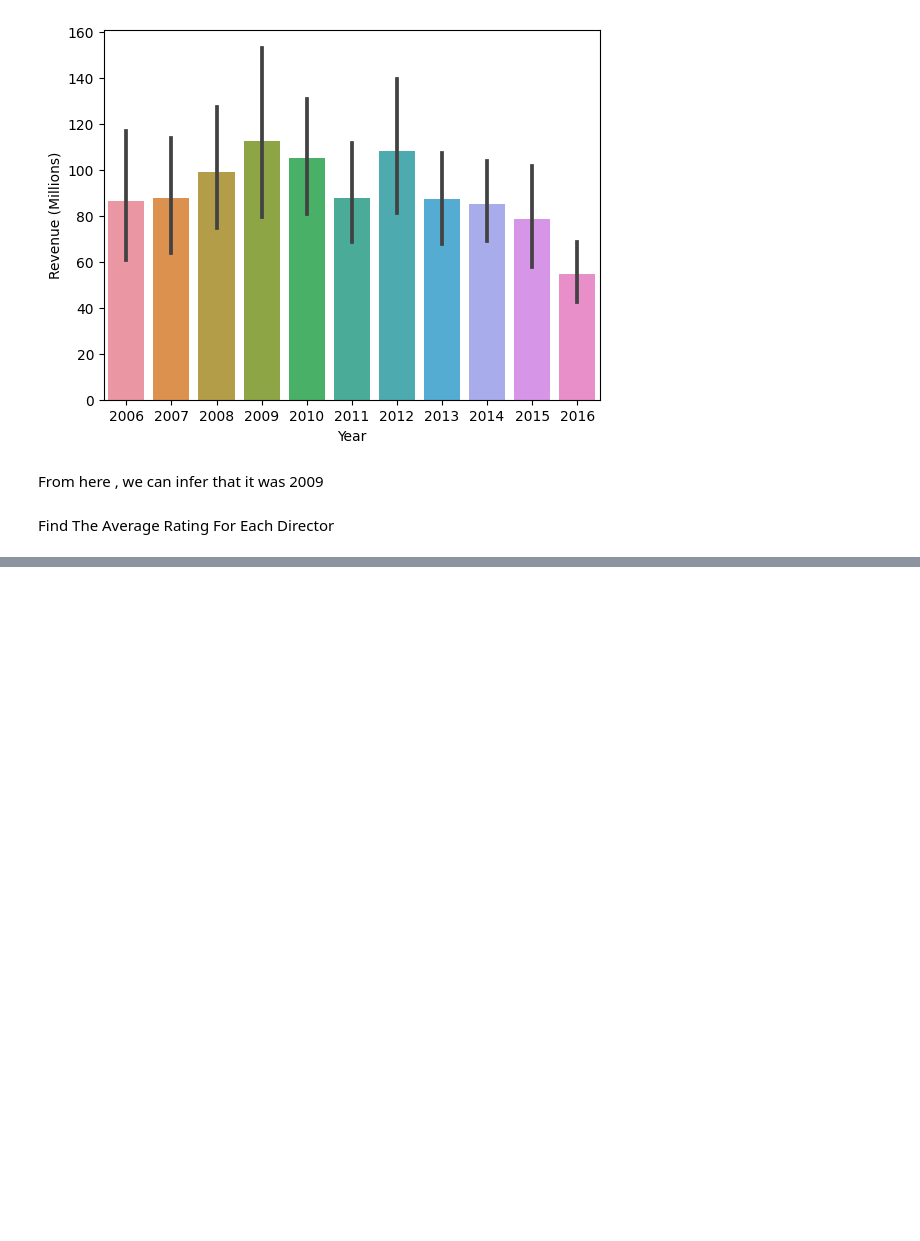
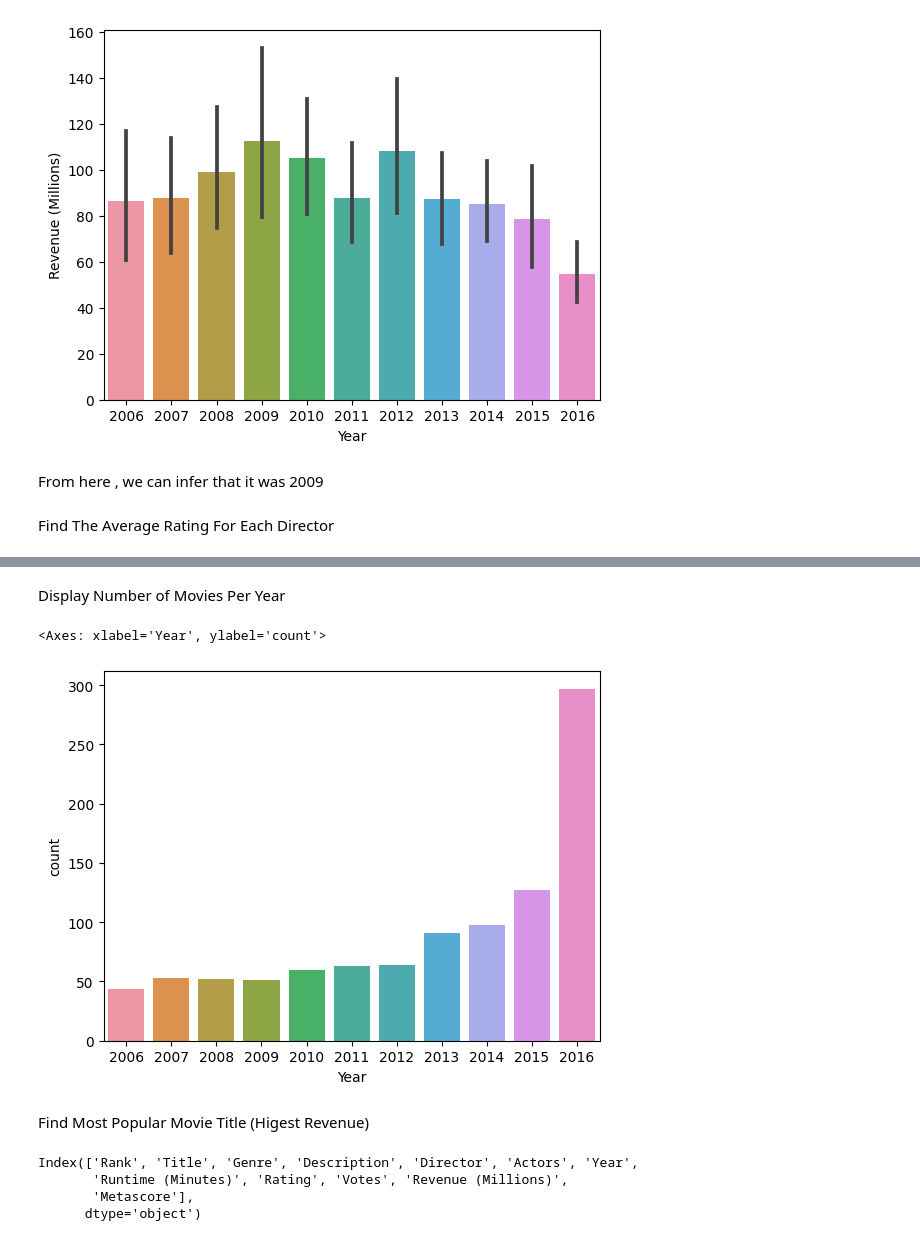
Before and after one commit to NafiunAlAmin/Data-Analysis-Project-on-IMDB-Movies, a Jupyter notebook: Data_analysis_project_on_IMDB_movie.ipynb, the cells around one changed output, grey strips where cells are left out. Drawn from its saved outputs; the diff is of its cells as text; code cells hidden in the pictures; blank space fills up the shorter version.

```diff
--- a/Data_analysis_project_on_IMDB_movie.ipynb
+++ b/Data_analysis_project_on_IMDB_movie.ipynb
@@ -236,0 +272,16 @@ Find The Average Rating For Each Director
+# %% [markdown]
+Display Number of Movies Per Year
+# %%
+sns.countplot(x='Year',data = movie)
+# %% [output]
+<Axes: xlabel='Year', ylabel='count'>
+[figure, added]
+# %% [markdown]
+ Find Most Popular Movie Title (Higest Revenue)
+# %%
+movie.columns
+# %% [output]
+Index(['Rank', 'Title', 'Genre', 'Description', 'Director', 'Actors', 'Year',
+       'Runtime (Minutes)', 'Rating', 'Votes', 'Revenue (Millions)',
+       'Metascore'],
+      dtype='object')
```
Also changed, not shown: parts of 13 cells of this notebook.
